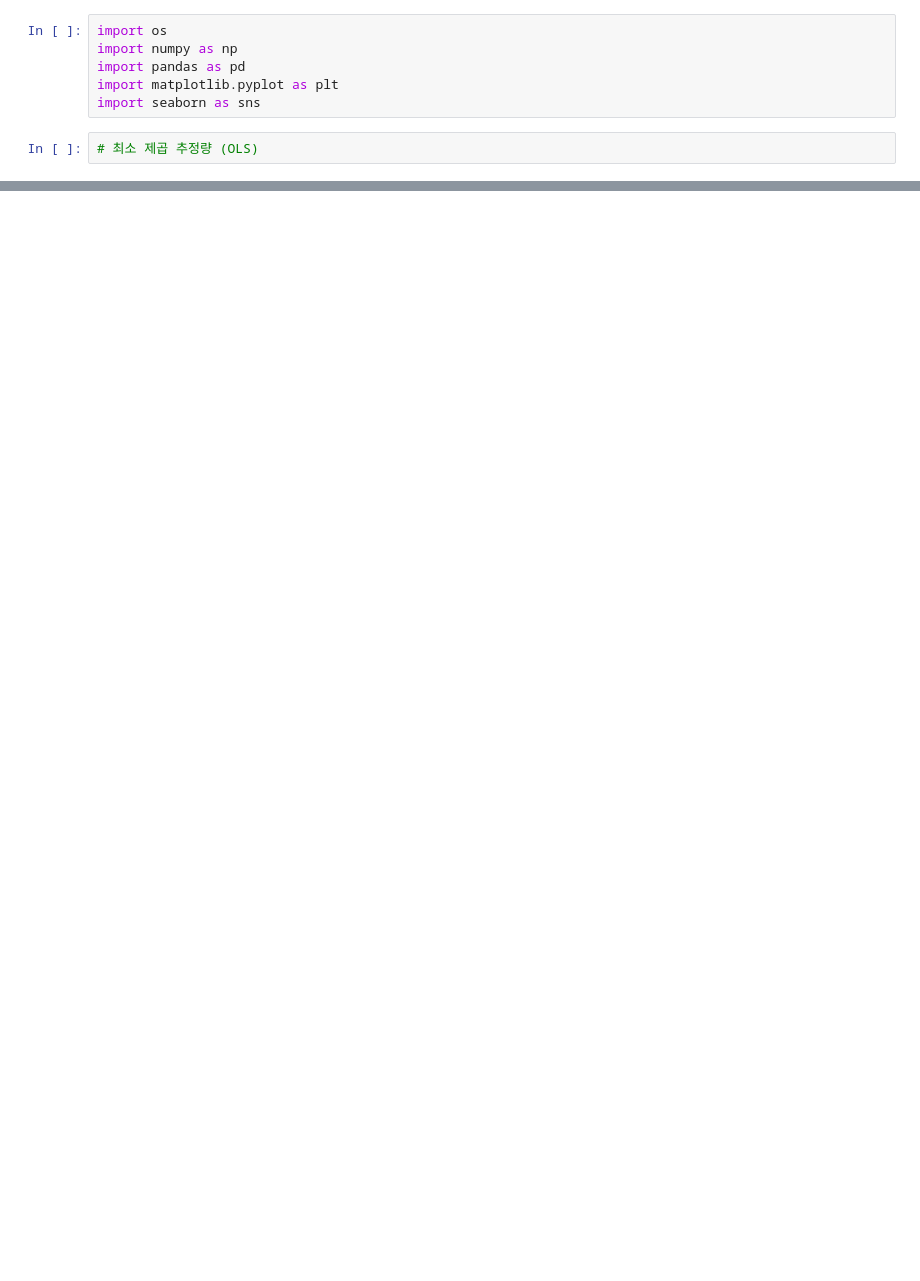
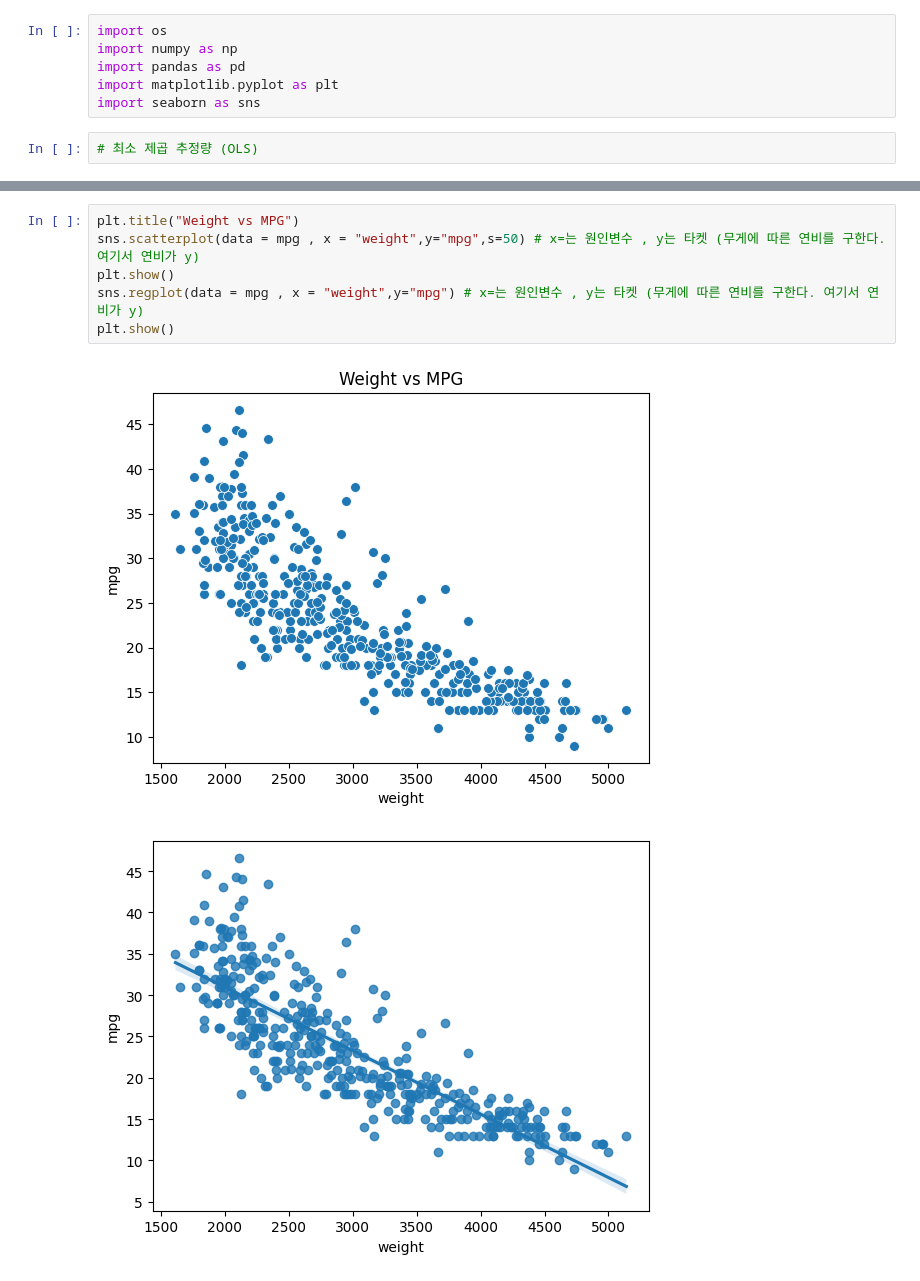
Before and after one commit to kwakyosong/KOSA_KDT, a Jupyter notebook: KDT_day3.ipynb, the cells around one changed output, grey strips where cells are left out. Cells and saved outputs as stored; diff of their text form; blank space fills up the shorter version.

```diff
--- a/KDT_day3.ipynb
+++ b/KDT_day3.ipynb
@@ -22,0 +90,9 @@ plt.plot(x,y_random,".",markersize=20)
+# %%
+plt.title("Weight vs MPG")
+sns.scatterplot(data = mpg , x = "weight",y="mpg",s=50) # x=는 원인변수 , y는 타켓 (무게에 따른 연비를 구한다. 여기서 연비가 y)
+plt.show()
+sns.regplot(data = mpg , x = "weight",y="mpg") # x=는 원인변수 , y는 타켓 (무게에 따른 연비를 구한다. 여기서 연비가 y)
+plt.show()
+# %% [output]
+[figure, added]
+[figure, added]
```
Also changed, not shown: parts of 20 cells of this notebook.
